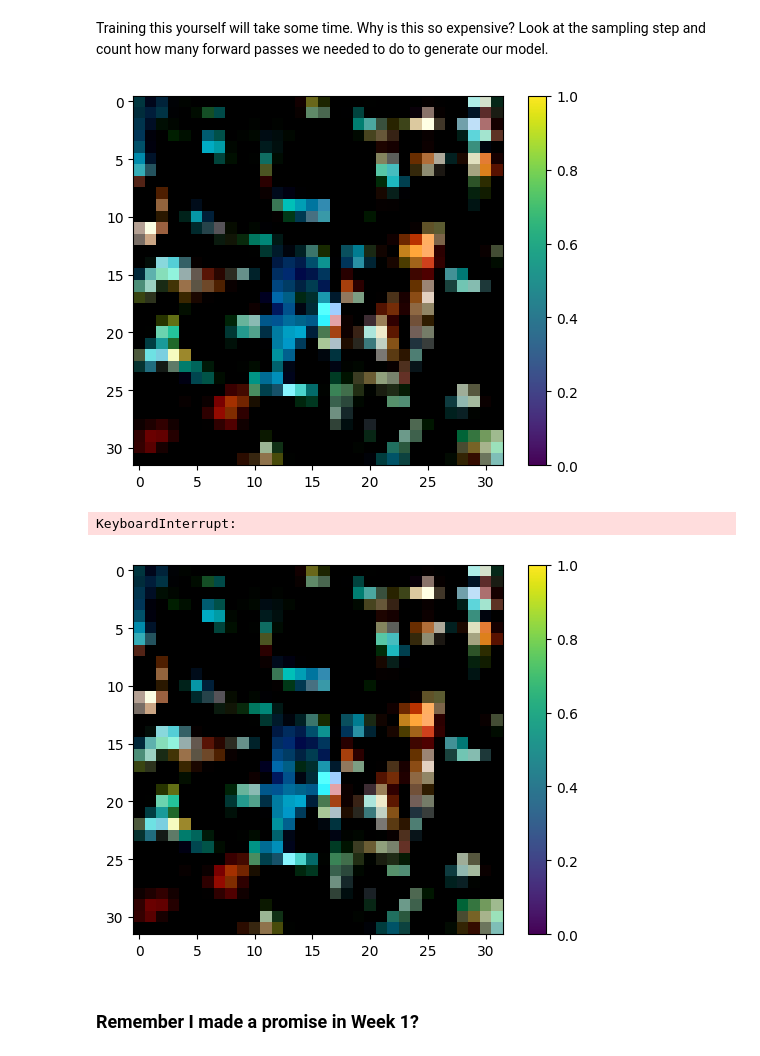
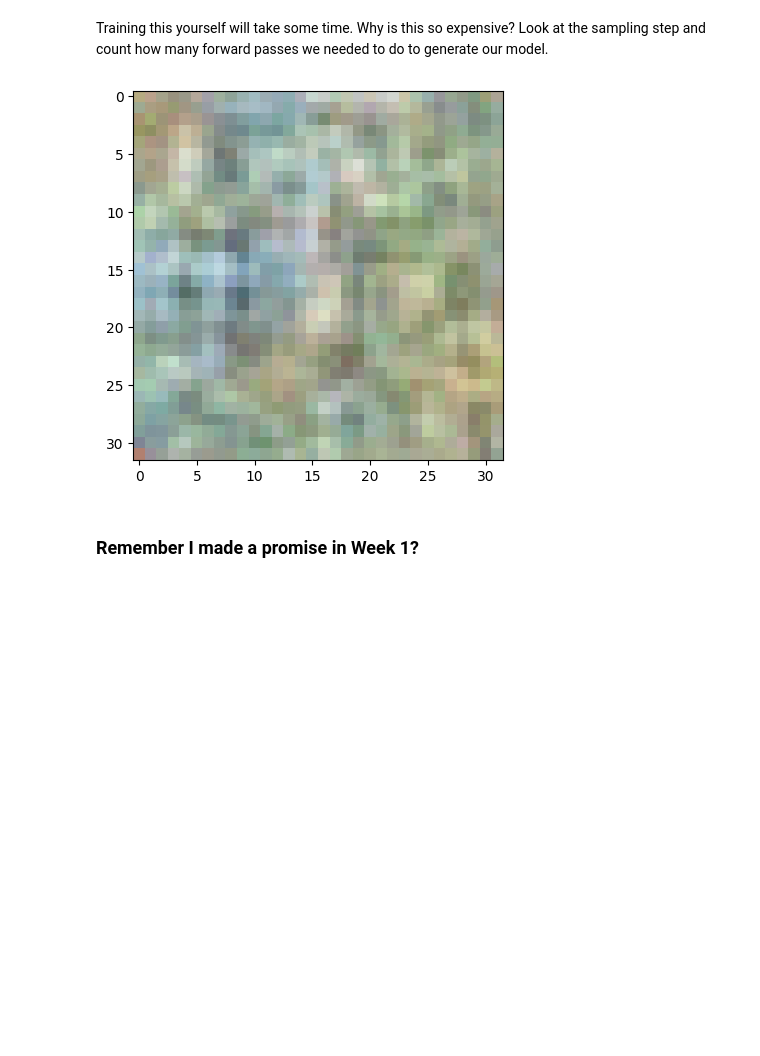
Before and after one commit to mgb45/ECE4076, a Jupyter notebook: bonus_content/4-Diffusion_models.ipynb, the cells around one changed output. Saved outputs shown, nothing was run; the diff lists cells and outputs as text; code cells hidden in the pictures; blank space fills up the shorter version.

Commit message:
Progress on generative models

```diff
--- a/bonus_content/4-Diffusion_models.ipynb
+++ b/bonus_content/4-Diffusion_models.ipynb
@@ -236,7 +240,7 @@ optim = torch.optim.Adam(model.parameters(), 1e-2)
 step = 0
 avg_loss = None  # exponential moving average
 
-with tqdm.tqdm(total=n_epochs*(len(X)/batch_size)) as pbar:
+with tqdm(total=n_epochs*(len(X)/batch_size)) as pbar:
 
     for _ in range(n_epochs):
 
@@ -294,8 +298,8 @@ plt.show()
 
 Ok, this toy example just generates 2D points. Let's scale this up to generate full images! We'll replace the FCN with a unet and train a diffusion model to generate images using the CIFAR 10 dataset.
 # %%
-n_epochs = 1000
-n_steps = 100
+n_epochs = 100
+n_steps = 1000
 ddpm = DDPM(n_steps=n_steps).to(device)
 # %%
 # Make a noise prediction model, and diffusion process
@@ -307,7 +311,7 @@ model = Unet(
 ).to('cuda')
 # %%
 
-optim = torch.optim.Adam(model.parameters(), 1e-3)
+optim = torch.optim.Adam(model.parameters(), 1e-4)
 # %%
 from torch.utils.data import DataLoader
 # %%
@@ -318,43 +322,37 @@ transform = transforms.Compose([
 
 
 data = torchvision.datasets.CIFAR10(root='./data/',transform=transform)
-train_loader = DataLoader(data,batch_size=128,shuffle=True)
+train_loader = DataLoader(data,batch_size=8,shuffle=True)
 # %% [markdown]
 Training this yourself will take some time. Why is this so expensive? Look at the sampling step and count how many forward passes we needed to do to generate our model.
 # %%
-step = 0
 avg_loss = None  # exponential moving average
-
-# with tqdm.tqdm(total=n_epochs) as pbar:
 
 for step in range(n_epochs):
 
-    t = tqdm.tqdm(total=len(train_loader))
+    t = tqdm(total=len(train_loader))
 
     for i,batch in enumerate(train_loader):
         im,_ = batch
 
         optim.zero_grad()
         loss = ddpm.diffusion_loss(model, im.to(device),device=device)
         loss.backward()
         optim.step()
 
         # Some visualisation during training.
         t.update(1)
 
         if avg_loss is None:
             avg_loss = loss.item()
         else:
             avg_loss = 0.95*avg_loss + 0.05*loss.item()
         t.set_description(f"Iter: {step}. Average Loss: {avg_loss:.04f}")
     t.reset()
 
     plt.clf()
     plt.imshow(np.clip((ddpm.sample(model,x=torch.randn(1,3,32,32).to(device),n_samples=1,device=device).transpose(1,3).detach().cpu().squeeze()),0,1))
-    plt.colorbar()
     display.clear_output(wait=True)
     display.display(plt.gcf())
 # %% [output]
-[figure, old version]
+[figure, new version]
-KeyboardInterrupt:
-[figure, removed]
```
Also changed, not shown: parts of 9 cells of this notebook, 2 other files.
